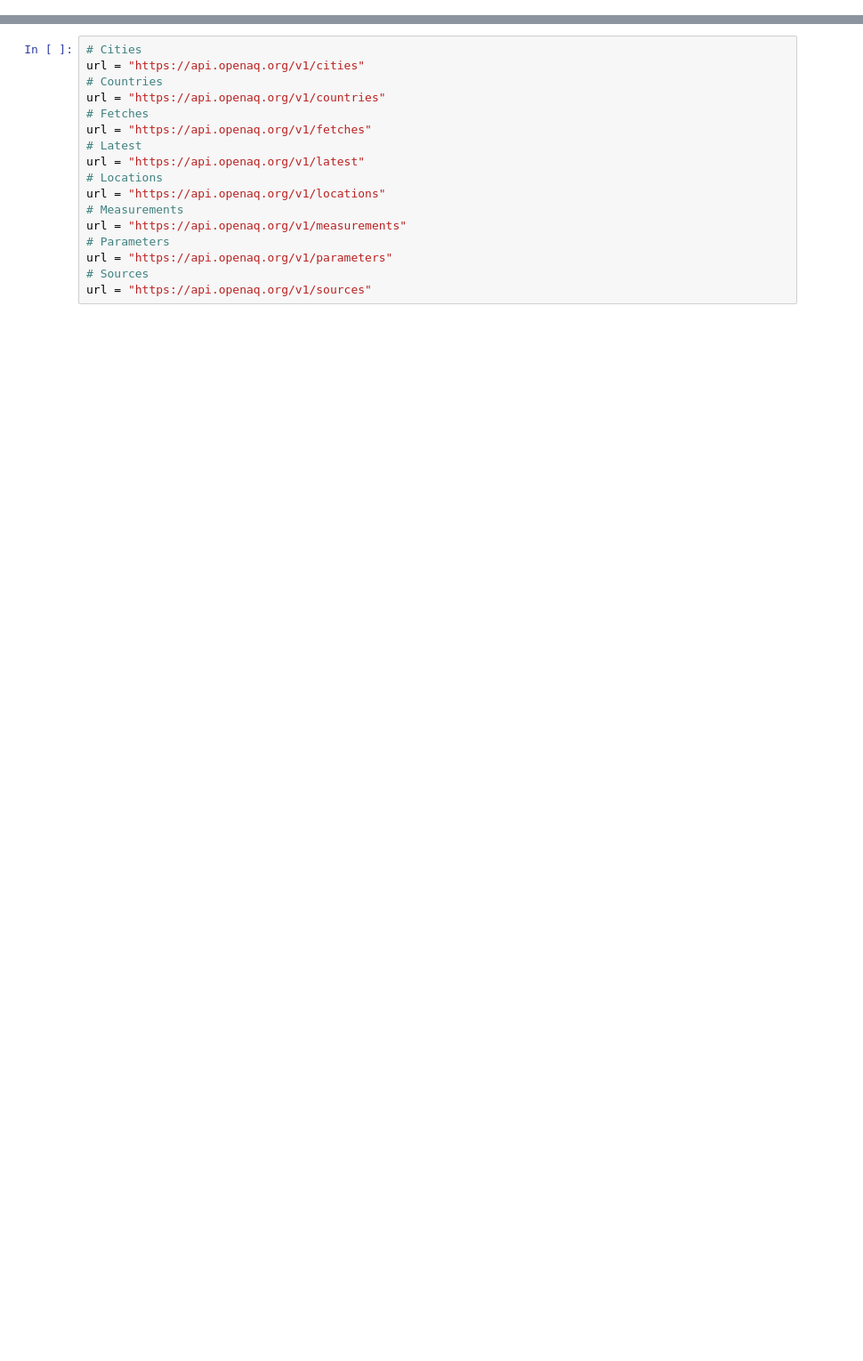
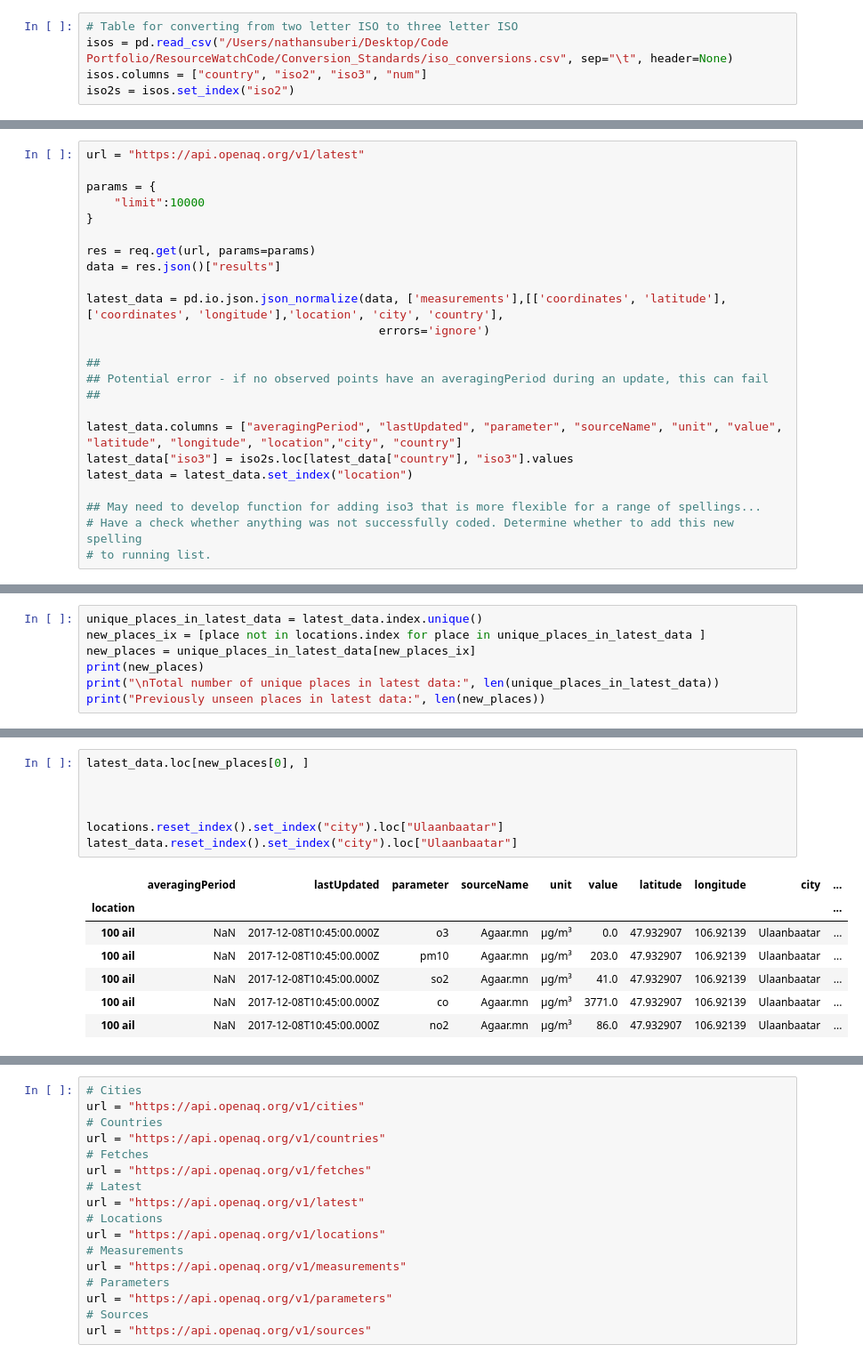
Before and after one commit to nsuberi/ResourceWatchCode, a Jupyter notebook: Near Real Time data procedures/Vector Handling/OpenAQ.ipynb, the cells around one changed output, grey strips where cells are left out. Shown at 89% size. Drawn from its saved outputs; the diff is of its cells as text; blank space fills up the shorter version.

```diff
--- a/Near Real Time data procedures/Vector Handling/OpenAQ.ipynb
+++ b/Near Real Time data procedures/Vector Handling/OpenAQ.ipynb
@@ -3,0 +84,5 @@ import pandas as pd
+# %%
+# Table for converting from two letter ISO to three letter ISO
+isos = pd.read_csv("/Users/nathansuberi/Desktop/Code Portfolio/ResourceWatchCode/Conversion_Standards/iso_conversions.csv", sep="\t", header=None)
+isos.columns = ["country", "iso2", "iso3", "num"]
+iso2s = isos.set_index("iso2")
@@ -3,0 +315,24 @@ import pandas as pd
+# %%
+url = "https://api.openaq.org/v1/latest"
+
+params = {
+    "limit":10000
+}
+
+res = req.get(url, params=params)
+data = res.json()["results"]
+
+latest_data = pd.io.json.json_normalize(data, ['measurements'],[['coordinates', 'latitude'], ['coordinates', 'longitude'],'location', 'city', 'country'],
+                                          errors='ignore')
+
+##
+## Potential error - if no observed points have an averagingPeriod during an update, this can fail
+##
+
+latest_data.columns = ["averagingPeriod", "lastUpdated", "parameter", "sourceName", "unit", "value", "latitude", "longitude", "location","city", "country"]
+latest_data["iso3"] = iso2s.loc[latest_data["country"], "iso3"].values
+latest_data = latest_data.set_index("location")
+
+## May need to develop function for adding iso3 that is more flexible for a range of spellings...
+# Have a check whether anything was not successfully coded. Determine whether to add this new spelling
+# to running list.
@@ -3,0 +341,7 @@ import pandas as pd
+# %%
+unique_places_in_latest_data = latest_data.index.unique()
+new_places_ix = [place not in locations.index for place in unique_places_in_latest_data ]
+new_places = unique_places_in_latest_data[new_places_ix]
+print(new_places)
+print("\nTotal number of unique places in latest data:", len(unique_places_in_latest_data))
+print("Previously unseen places in latest data:", len(new_places))
@@ -3,0 +371,15 @@ import pandas as pd
+# %%
+latest_data.loc[new_places[0], ]
+
+
+
+locations.reset_index().set_index("city").loc["Ulaanbaatar"]
+latest_data.reset_index().set_index("city").loc["Ulaanbaatar"]
+# %% [output]
+|  | averagingPeriod | lastUpdated | parameter | sourceName | unit | value | latitude | longitude | city | ... |
+| location |  |  |  |  |  |  |  |  |  | ... |
+| 100 ail | NaN | 2017-12-08T10:45:00.000Z | o3 | Agaar.mn | µg/m³ | 0.0 | 47.932907 | 106.92139 | Ulaanbaatar | ... |
+| 100 ail | NaN | 2017-12-08T10:45:00.000Z | pm10 | Agaar.mn | µg/m³ | 203.0 | 47.932907 | 106.92139 | Ulaanbaatar | ... |
+| 100 ail | NaN | 2017-12-08T10:45:00.000Z | so2 | Agaar.mn | µg/m³ | 41.0 | 47.932907 | 106.92139 | Ulaanbaatar | ... |
+| 100 ail | NaN | 2017-12-08T10:45:00.000Z | co | Agaar.mn | µg/m³ | 3771.0 | 47.932907 | 106.92139 | Ulaanbaatar | ... |
+| 100 ail | NaN | 2017-12-08T10:45:00.000Z | no2 | Agaar.mn | µg/m³ | 86.0 | 47.932907 | 106.92139 | Ulaanbaatar | ... |
```
Also changed, not shown: parts of 40 cells of this notebook, 2 other files.
